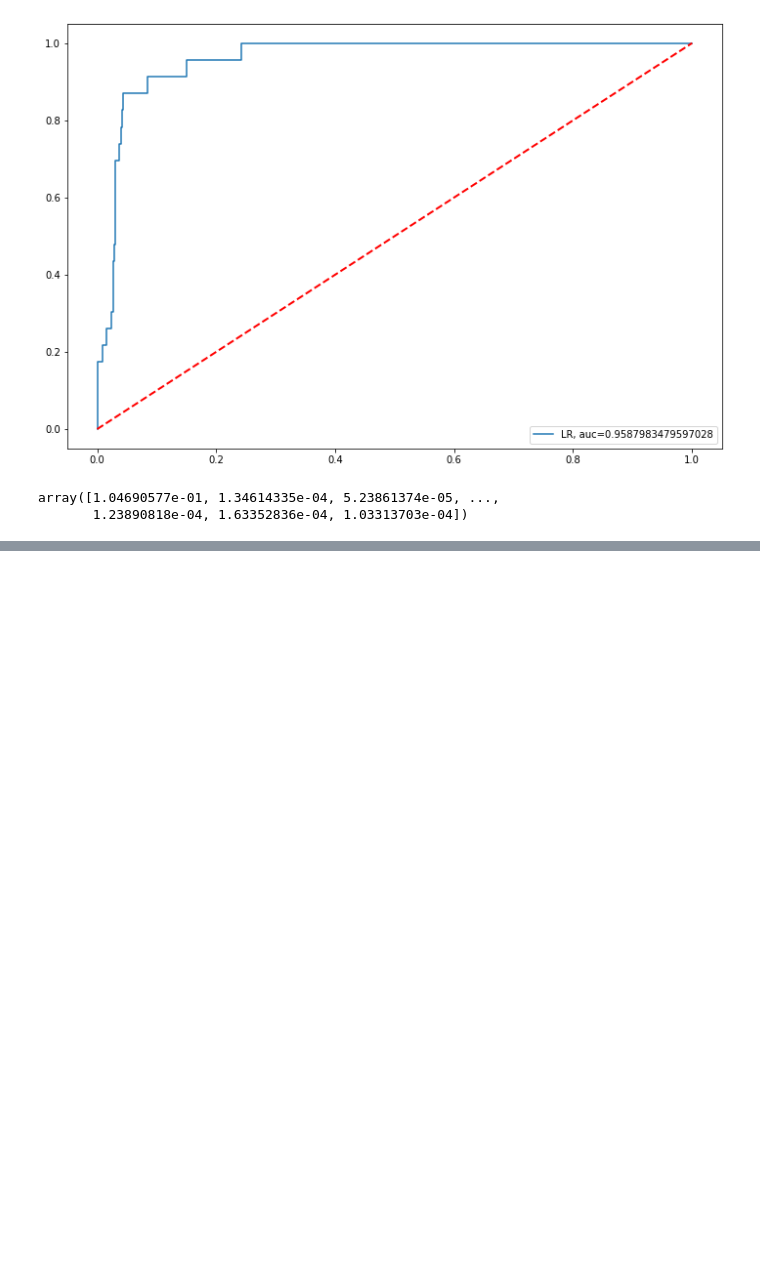
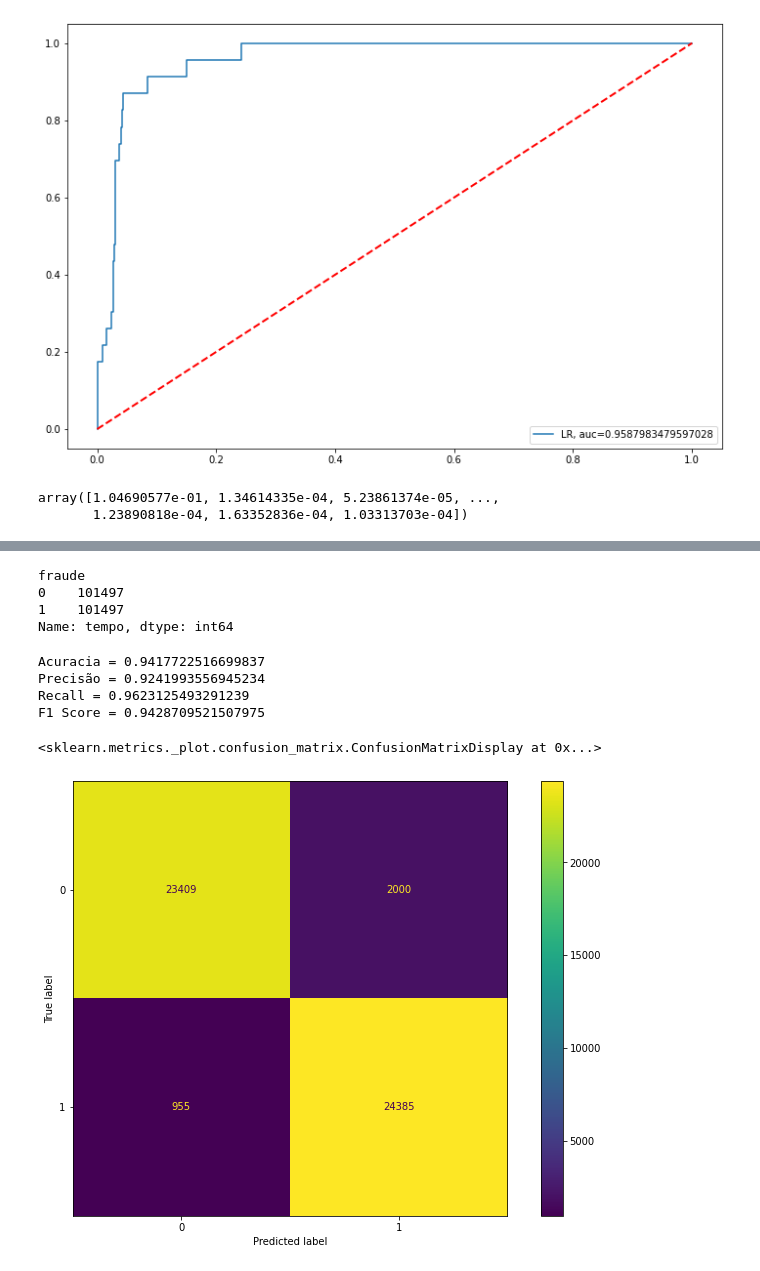
Before and after one commit to FranciscoFoz/machine-learning-training, a Jupyter notebook: Aprendizado Supervisionado/Classificação/curso_deteccao_de_fraude/11_curso_deteccao_de_fraude.ipynb, the cells around one changed output, grey strips where cells are left out. Cells and saved outputs as stored; diff of their text form; code cells hidden in the pictures; blank space fills up the shorter version.

```diff
--- a/Aprendizado Supervisionado/Classificação/curso_deteccao_de_fraude/11_curso_deteccao_de_fraude.ipynb
+++ b/Aprendizado Supervisionado/Classificação/curso_deteccao_de_fraude/11_curso_deteccao_de_fraude.ipynb
@@ -203,0 +218,3 @@ array([1.04690577e-01, 1.34614335e-04, 5.23861374e-05, ...,
+# %%
+df_balanced = pd.concat([y_resampled, x_resampled], axis=1)
+df_balanced
@@ -203,0 +235,42 @@ array([1.04690577e-01, 1.34614335e-04, 5.23861374e-05, ...,
+# %%
+df_balanced.groupby('fraude').tempo.count()
+# %% [output]
+fraude
+0    101497
+1    101497
+Name: tempo, dtype: int64
+# %%
+x = df_balanced.iloc[:, 1:].values
+y = df_balanced.iloc[:, 0].values
+# %%
+SEED = 42
+
+x_train, x_test, y_train, y_test = train_test_split(x, y, test_size=0.25, random_state = SEED)
+# %%
+lr = LogisticRegression(max_iter = 1000, random_state=SEED)
+lr.fit(x_train,y_train)
+y_pred = lr.predict(x_test)
+
+
+acuracia = accuracy_score(y_test,y_pred)
+precisao = precision_score(y_test,y_pred)
+recall = recall_score(y_test,y_pred)
+f1 = f1_score(y_test,y_pred)
+
+
+print(f'Acuracia = {acuracia}')
+print(f'Precisão = {precisao}')
+print(f'Recall = {recall}')
+print(f'F1 Score = {f1}')
+# %% [output]
+Acuracia = 0.9417722516699837
+Precisão = 0.9241993556945234
+Recall = 0.9623125493291239
+F1 Score = 0.9428709521507975
+# %%
+cm = confusion_matrix(y_test,y_pred)
+disp = ConfusionMatrixDisplay(confusion_matrix=cm)
+disp.plot()
+# %% [output]
+<sklearn.metrics._plot.confusion_matrix.ConfusionMatrixDisplay at 0x...>
+[figure, added]
```
Also changed, not shown: parts of 26 cells of this notebook.
